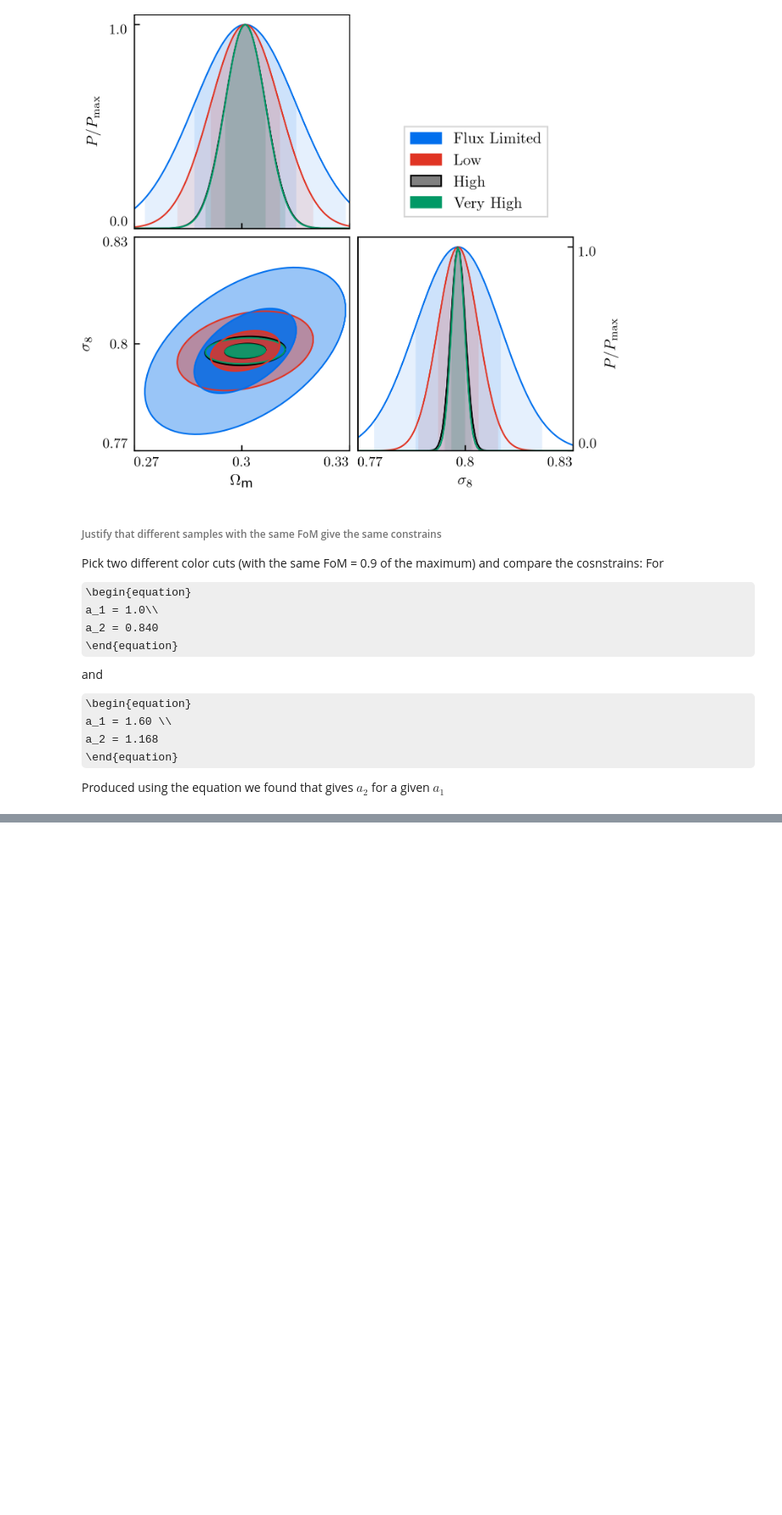
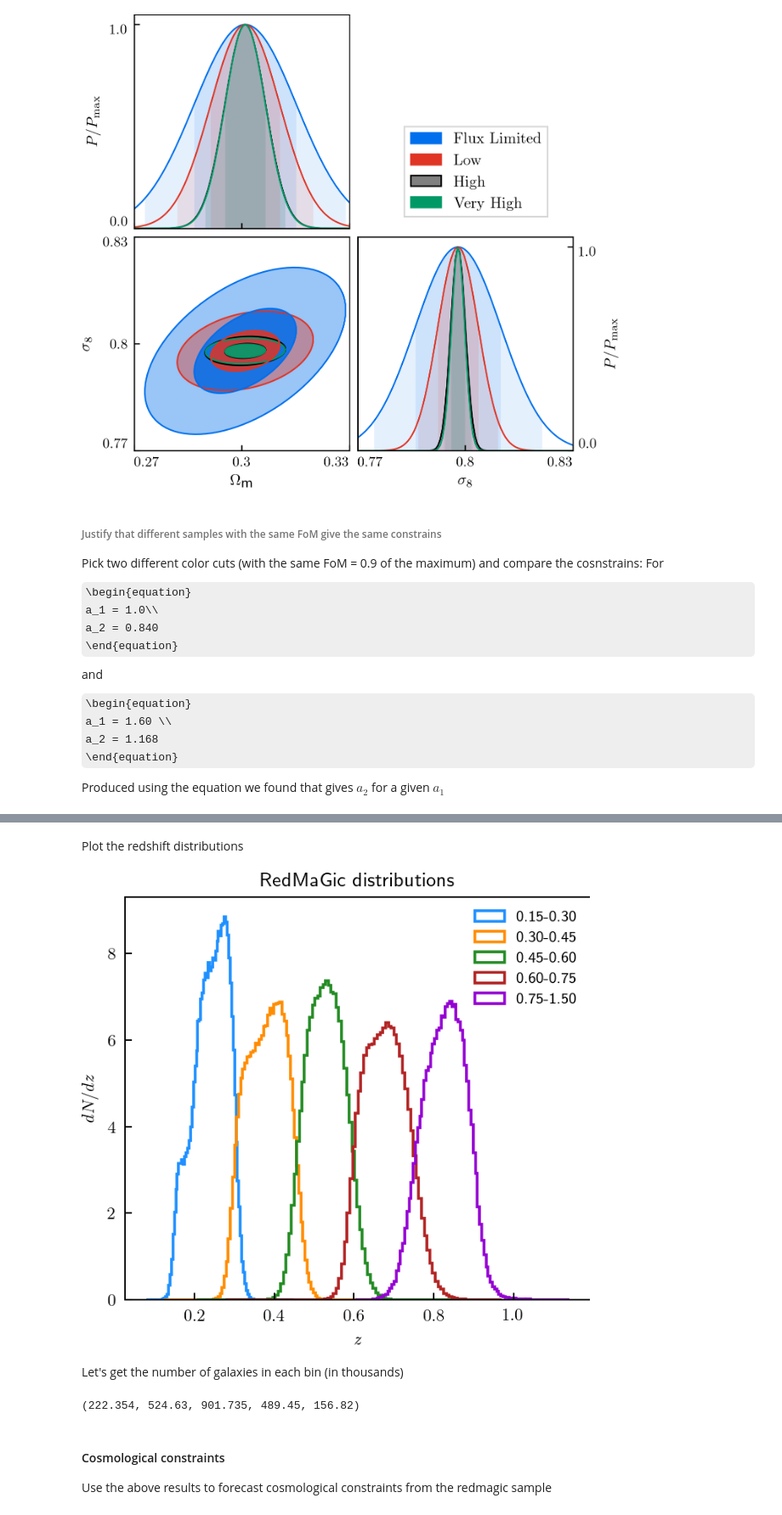
Before and after one commit to dtanoglidis/Photo_Z_project, a Jupyter notebook: Photo_z_Samples_DATA.ipynb, the cells around one changed output, grey strips where cells are left out. Shown at 85% size. Cells and saved outputs as stored; diff of their text form; code cells hidden in the pictures; some formulas as TeX source; blank space fills up the shorter version.

```diff
--- a/Photo_z_Samples_DATA.ipynb
+++ b/Photo_z_Samples_DATA.ipynb
@@ -729,0 +856,41 @@ Produced using the equation we found that gives $a_2$ for a given $a_1$
+# %%
+from numpy.random import normal as gauss
+true_z_1 = gauss(red_photo_z_1,red_error_z_1)
+true_z_2 = gauss(red_photo_z_2,red_error_z_2)
+true_z_3 = gauss(red_photo_z_3,red_error_z_3)
+# %%
+bin_1_rm = true_z_1[(red_photo_z_1>0.15)&(red_photo_z_1<0.30)]
+bin_2_rm = true_z_1[(red_photo_z_1>0.30)&(red_photo_z_1<0.45)]
+bin_3_rm = true_z_1[(red_photo_z_1>0.45)&(red_photo_z_1<0.60)]
+bin_4_rm = true_z_2[(red_photo_z_2>0.60)&(red_photo_z_2<0.75)]
+bin_5_rm = true_z_3[(red_photo_z_3>0.75)&(red_photo_z_3<0.90)]
+# %% [markdown]
+Plot the redshift distributions
+# %%
+fig = plt.figure(figsize = (4.5,4))
+
+plt.hist(bin_1_rm, color= 'dodgerblue', linewidth=1.5, bins=100, histtype='step', normed=True,label='0.15-0.30')
+plt.hist(bin_2_rm, color= 'darkorange', linewidth=1.5, bins=100, histtype='step', normed=True,label='0.30-0.45')
+plt.hist(bin_3_rm, color= 'forestgreen', linewidth=1.5,bins=100, histtype='step',  normed=True,label='0.45-0.60')
+plt.hist(bin_4_rm, color= 'firebrick', linewidth=1.5, bins=100, histtype='step', normed=True,label='0.60-0.75')
+plt.hist(bin_5_rm, color= 'darkviolet', linewidth=1.5, bins=100, histtype='step', normed=True,label='0.75-1.50')
+
+plt.xlabel('$z$')
+plt.ylabel('$dN/dz$')
+plt.title('RedMaGic distributions')
+
+plt.legend(frameon=False, loc='upper right', fontsize=8)
+
+plt.show()
+# %% [output]
+[figure, added]
+# %% [markdown]
+Let's get the number of galaxies in each bin (in thousands)
+# %%
+print(np.size(bin_1_rm)/1e3,np.size(bin_2_rm)/1e3,np.size(bin_3_rm)/1e3,np.size(bin_4_rm)/1e3,np.size(bin_5_rm)/1e3)
+# %% [output]
+(222.354, 524.63, 901.735, 489.45, 156.82)
+# %% [markdown]
+#### Cosmological constraints
+
+Use the above results to forecast cosmological constraints from the redmagic sample
```
Also changed, not shown: parts of 21 cells of this notebook.
